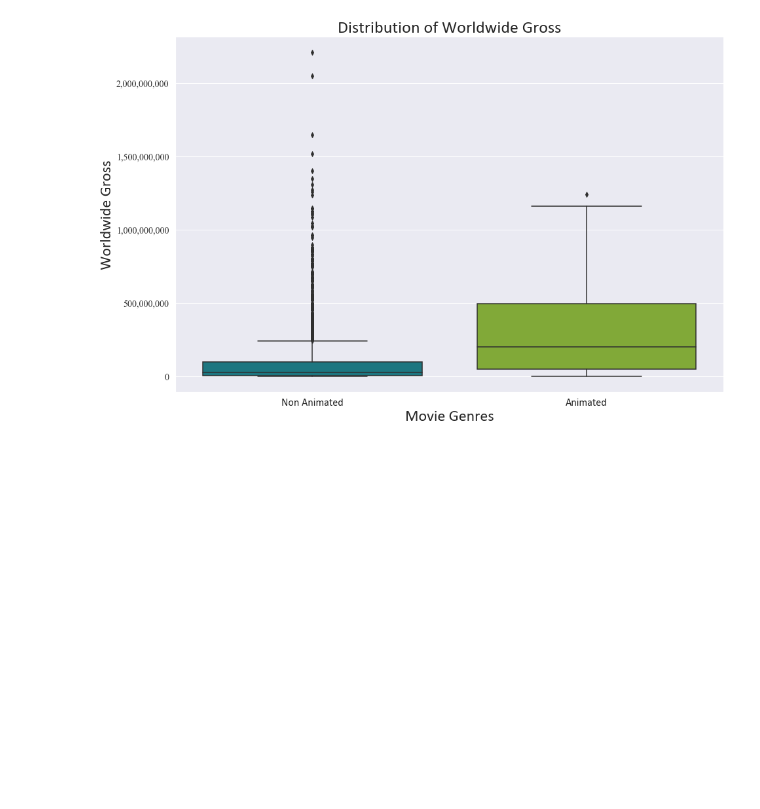
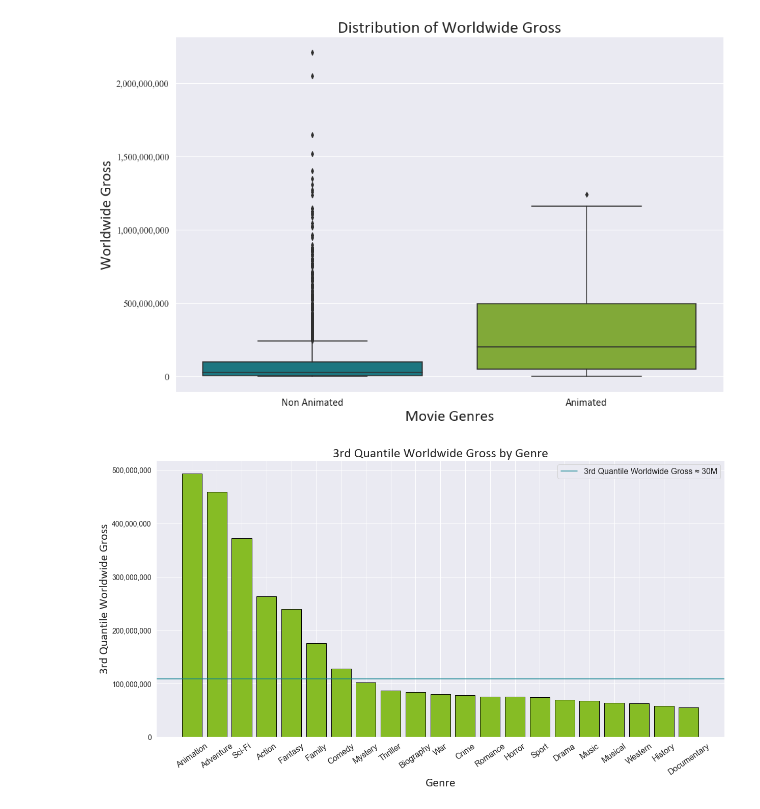
Before and after one commit to racday/ai-capstone, a Jupyter notebook: index.ipynb, the cells around one changed output. Cells and saved outputs as stored; diff of their text form; code cells hidden in the pictures; blank space fills up the shorter version.

```diff
--- a/index.ipynb
+++ b/index.ipynb
@@ -522,3 +527,52 @@ plt.yticks(fontsize=14)
 plt.show()
 # %% [output]
 [figure]
+# %%
+#Sets the theme to seaborn
+sns.set_theme()
+
+#Set a default font
+font = {'fontname':'Calibri'}
+
+#Remove News as there is only 1 sample
+cleaned_stats = movie_stats.drop(
+    index='News').sort_values('3rd Quantile', ascending=False)
+
+#Create figure
+fig, ax = plt.subplots(figsize=(20,10))
+
+#Create a bar plot for all of the medians for each genre
+ax.bar(range(0,len(cleaned_stats['3rd Quantile'])),
+       list(cleaned_stats['3rd Quantile']),
+       color = '#86BC25',
+       edgecolor = "black")
+
+#Creates the xticks
+ax.set_xticks(range(0,len(cleaned_stats['3rd Quantile'])))
+ax.set_xticklabels(list(cleaned_stats.index.values),
+                   rotation = 35,
+                   fontsize = 16)
+
+#Sets the tables and the titles
+ax.set_xlabel('Genre', fontsize = 24,**font)
+ax.set_ylabel('3rd Quantile Worldwide Gross', fontsize=24,**font)
+ax.set_title('3rd Quantile Worldwide Gross by Genre', fontsize=26,**font)
+
+#Cleans up the formatting of ticks
+ax.get_yaxis().set_major_formatter(
+    matplotlib.ticker.FuncFormatter(lambda x, p: format(int(x), ',')))
+plt.yticks(fontsize=14)
+
+#plot median income line
+plt.axhline(y = rating_and_budgets['worldwide_gross'].quantile(.75),
+            color = '#0D8390', linestyle = '-',
+            label = '3rd Quantile Worldwide Gross ≈ 30M')
+
+#Shows the legend
+ax.legend(prop={'size': 16})
+#Set the legend font
+matplotlib.rc('font',family='Times New Roman')
+
+plt.show()
+# %% [output]
+[figure, added]
```
Also changed, not shown: parts of 5 cells of this notebook.
